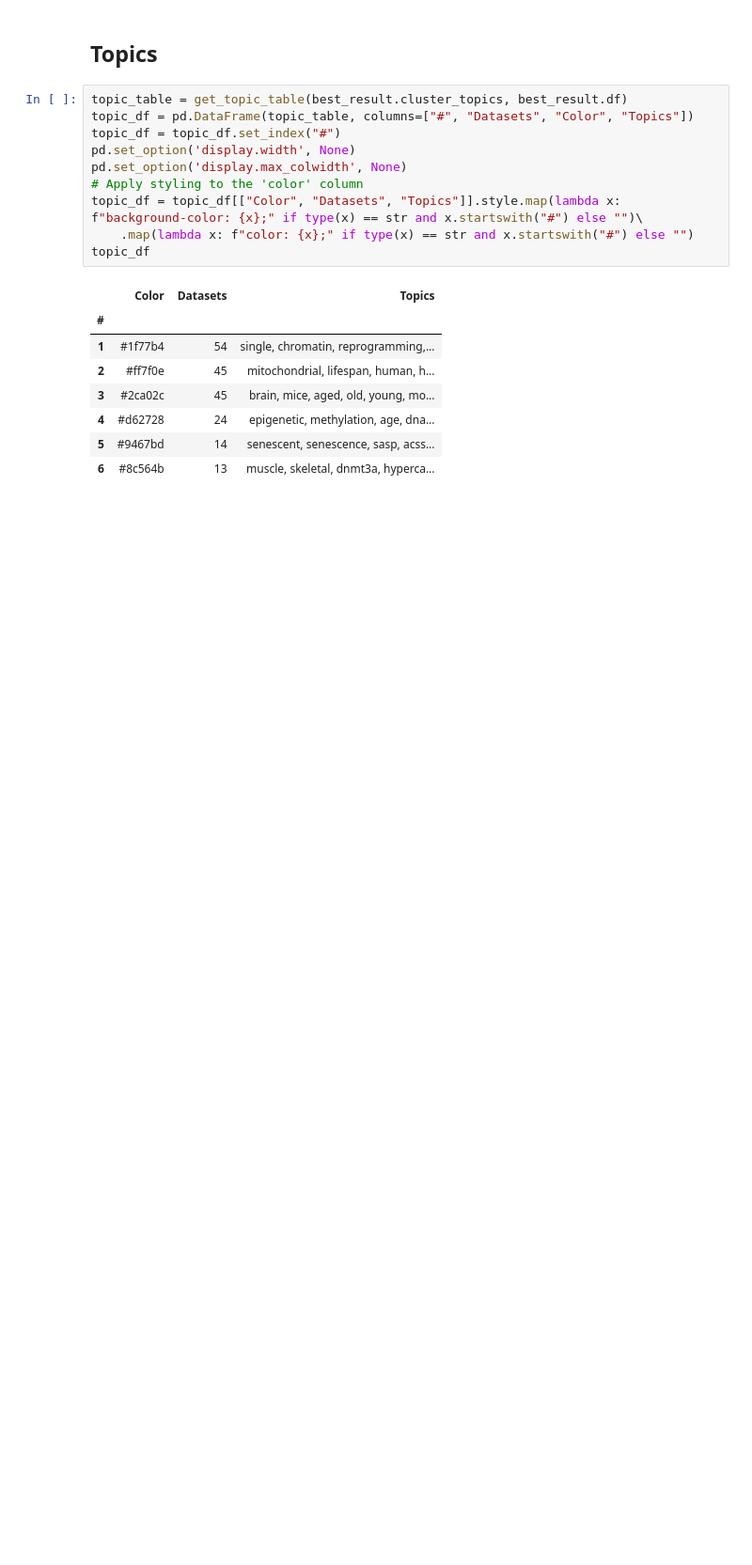
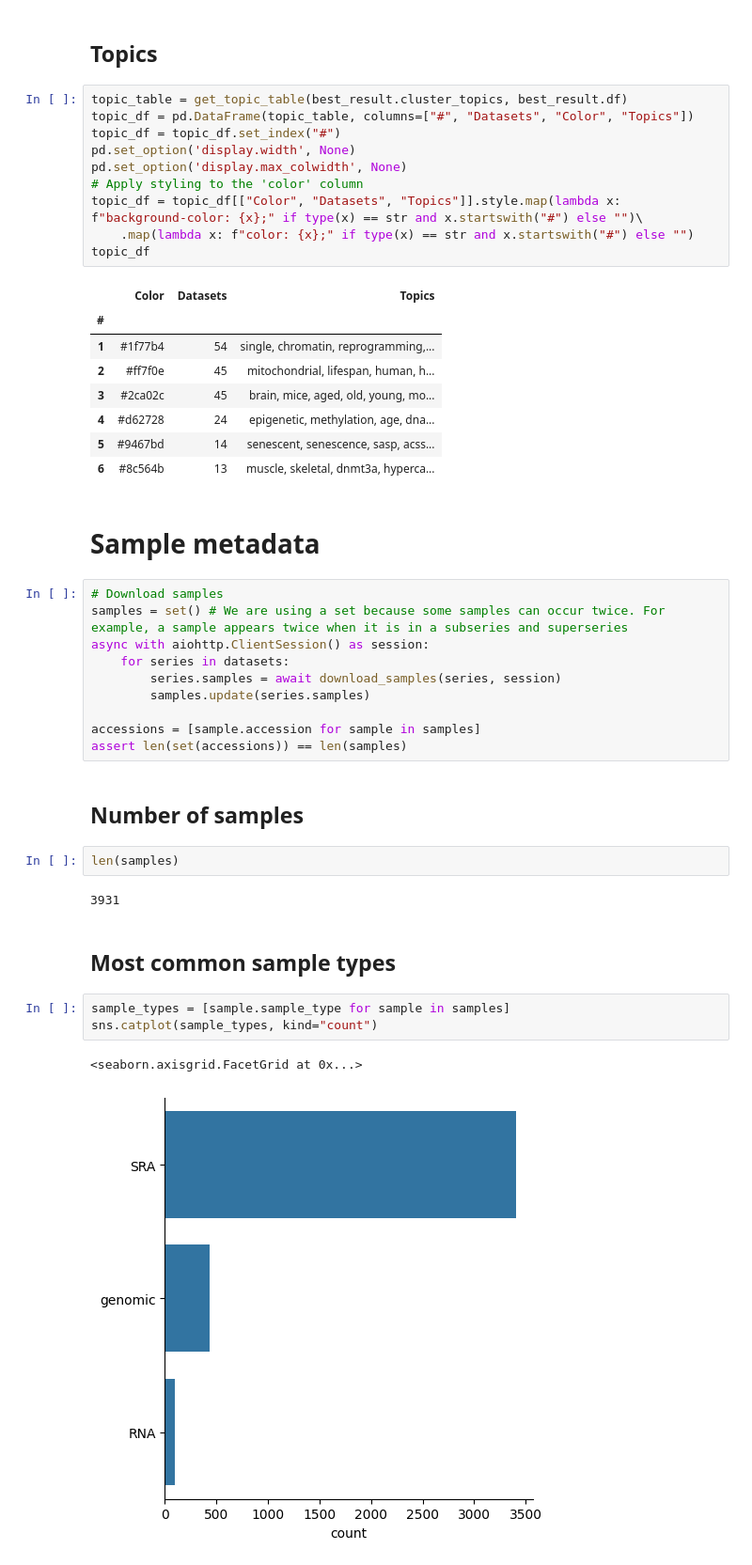
Before and after one commit to olegs/pubmed-paper-exploration, a Jupyter notebook: hallmarks_of_aging_related_dataset_analysis.ipynb, the cells around one changed output. Shown at 94% size. Cells and saved outputs as stored; diff of their text form; blank space fills up the shorter version.

Commit message:
feat: Analyze sample records in notebook feat: First version of age parser

```diff
--- a/hallmarks_of_aging_related_dataset_analysis.ipynb
+++ b/hallmarks_of_aging_related_dataset_analysis.ipynb
@@ -156,3 +160,29 @@ topic_df
 | 4 | #d62728 | 24 | epigenetic, methylation, age, dna... |
 | 5 | #9467bd | 14 | senescent, senescence, sasp, acss... |
 | 6 | #8c564b | 13 | muscle, skeletal, dnmt3a, hyperca... |
+# %% [markdown]
+# Sample metadata
+# %%
+# Download samples
+samples = set() # We are using a set because some samples can occur twice. For example, a sample appears twice when it is in a subseries and superseries
+async with aiohttp.ClientSession() as session:
+    for series in datasets:
+        series.samples = await download_samples(series, session)
+        samples.update(series.samples)
+
+accessions = [sample.accession for sample in samples]
+assert len(set(accessions)) == len(samples)
+# %% [markdown]
+## Number of samples
+# %%
+len(samples)
+# %% [output]
+3931
+# %% [markdown]
+## Most common sample types
+# %%
+sample_types = [sample.sample_type for sample in samples]
+sns.catplot(sample_types, kind="count")
+# %% [output]
+<seaborn.axisgrid.FacetGrid at 0x...>
+[figure, added]
```
Also changed, not shown: parts of 30 cells of this notebook.
